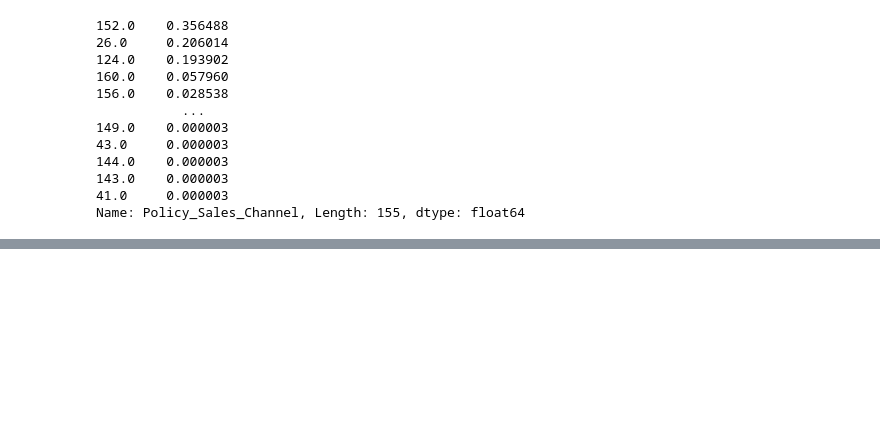
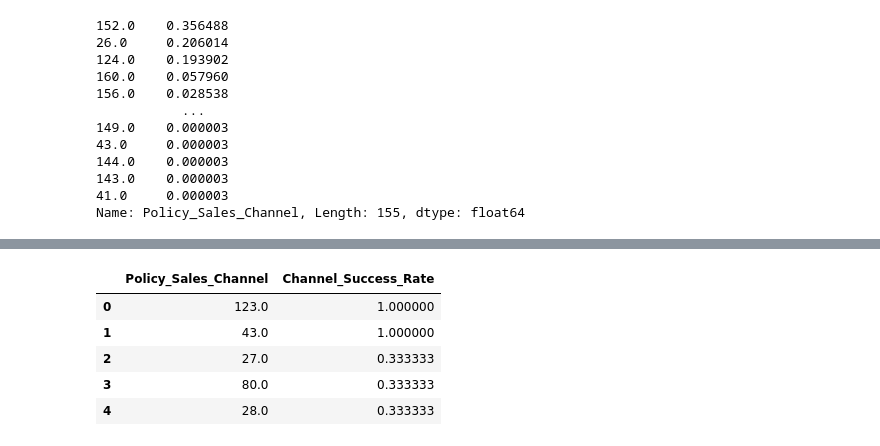
Before and after one commit to aloksingh43/HEALTH_INSURANCE_CROSS_SELL_PREDICTION, a Jupyter notebook: HEALTH_INSURANCE_CROSS_SELL_PREDICTION.ipynb, the cells around one changed output, grey strips where cells are left out. Saved outputs shown, nothing was run; the diff lists cells and outputs as text; code cells hidden in the pictures; blank space fills up the shorter version.

```diff
--- a/HEALTH_INSURANCE_CROSS_SELL_PREDICTION.ipynb
+++ b/HEALTH_INSURANCE_CROSS_SELL_PREDICTION.ipynb
@@ -481,0 +498,10 @@ Name: Policy_Sales_Channel, Length: 155, dtype: float64
+# %%
+df_channels = df.groupby(['Policy_Sales_Channel'])['Response'].mean().sort_values(ascending=False).reset_index(name='Channel_Success_Rate')
+df_channels.head()
+# %% [output]
+|  | Policy_Sales_Channel | Channel_Success_Rate |
+| 0 | 123.0 | 1.000000 |
+| 1 | 43.0 | 1.000000 |
+| 2 | 27.0 | 0.333333 |
+| 3 | 80.0 | 0.333333 |
+| 4 | 28.0 | 0.333333 |
```
Also changed, not shown: parts of 8 cells of this notebook.
